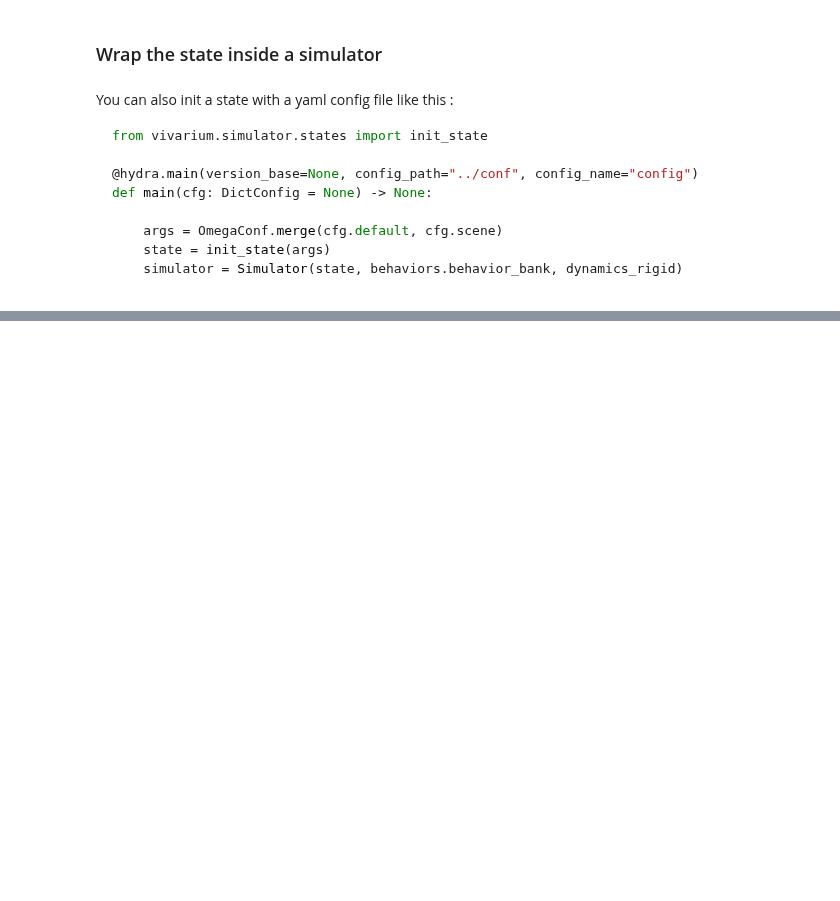
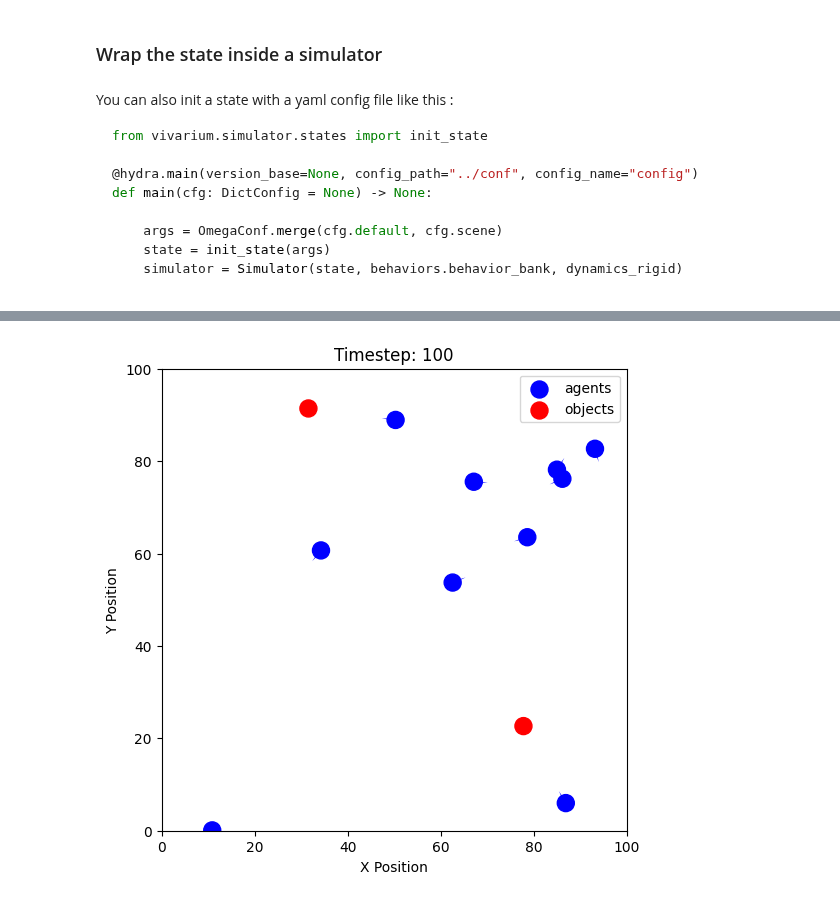
Before and after one commit to clement-moulin-frier/vivarium, a Jupyter notebook: notebooks/simulator_tutorial.ipynb, the cells around one changed output, grey strips where cells are left out. Cells and saved outputs as stored; diff of their text form; code cells hidden in the pictures; blank space fills up the shorter version.

Commit message:
Fix nan errors in positions and add render of state evolution

```diff
--- a/notebooks/simulator_tutorial.ipynb
+++ b/notebooks/simulator_tutorial.ipynb
@@ -303,5 +287,0 @@ SimulatorState(idx=Array([0], dtype=int32), box_size=Array([100.], dtype=float32
-# %%
-num_steps = 1000
-simulator.run(num_steps=num_steps)
-state = simulator.state
-render(state)
@@ -309,0 +295,61 @@ render(state)
+# %%
+state_history = []
+
+simulator.start_recording(saving_name)
+assert simulator.recording
+
+# Run the simulation for num_steps and save the nve_state
+for _ in range(num_steps):
+    simulator.step()
+    state_history.append(simulator.state.entity_state)
+
+simulator.stop_recording()
+# %%
+from IPython.display import display, clear_output
+import time
+
+
+def render_evolution(state_history, pause=0.001, skip_frames=1):
+    fig, ax = plt.subplots(figsize=(6, 6))
+    ax.set_xlim(0, box_size)
+    ax.set_ylim(0, box_size)
+
+    for t in range(0, len(state_history), skip_frames):
+        entity_state = state_history[t]
+        agents_pos = entity_state.position.center[:max_agents]
+        agents_theta = entity_state.position.orientation[:max_agents]
+        agents_diameter = entity_state.diameter[:max_agents]
+        objects_pos = entity_state.position.center[max_agents:]
+        object_diameter = entity_state.diameter[max_agents:]
+
+        x_agents, y_agents = agents_pos[:, 0], agents_pos[:, 1]
+        x_objects, y_objects = objects_pos[:, 0], objects_pos[:, 1]
+        n = normal(agents_theta)
+
+        arrow_length = 3
+        size_scale = 30
+        dx = arrow_length * n[:, 0]
+        dy = arrow_length *  n[:, 1]
+
+        ax.clear()
+        ax.set_xlim(0, box_size)
+        ax.set_ylim(0, box_size)
+
+        ax.quiver(x_agents, y_agents, dx, dy, color='blue', scale=1, scale_units='xy', headwidth=0.8, angles='xy', width=0.01)
+        ax.scatter(x_agents, y_agents, color='blue', s=agents_diameter*size_scale, label='agents')
+        ax.scatter(x_objects, y_objects, color='red', s=object_diameter*size_scale, label='objects')
+
+        ax.set_title(f'Timestep: {t+1}')
+        ax.set_xlabel('X Position')
+        ax.set_ylabel('Y Position')
+        ax.legend()
+
+        display(fig)
+        clear_output(wait=True)
+        time.sleep(pause)
+
+    plt.close(fig)
+
+render_evolution(state_history)
+# %% [output]
+[figure, added]
```
Also changed, not shown: parts of 15 cells of this notebook.
